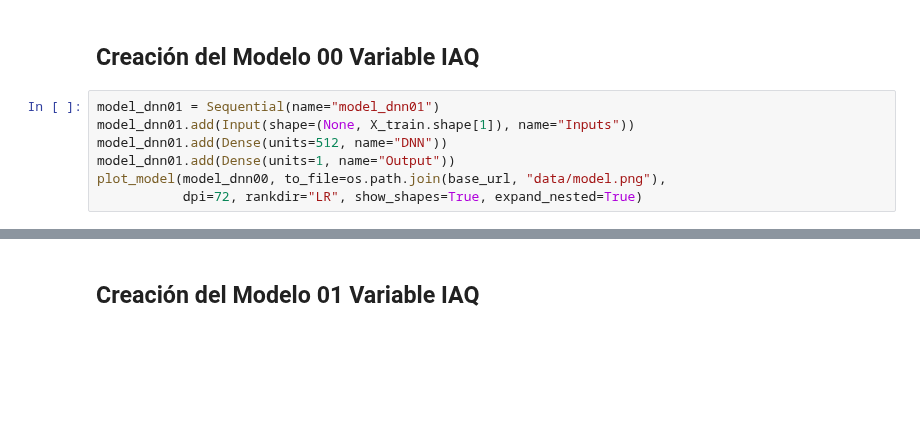
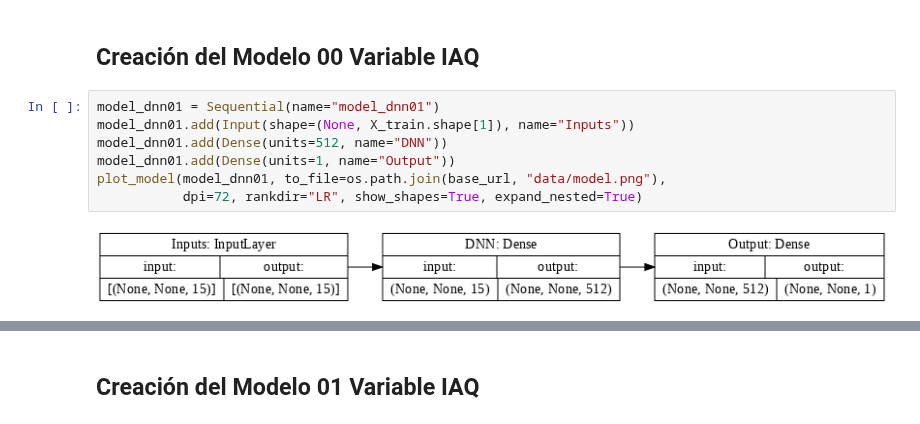
Before and after one commit to philwebsurfer/dlfinal, a Jupyter notebook: proyectofinal03a_dnn_sinaica.ipynb, the cells around one changed output, grey strips where cells are left out. Saved outputs shown, nothing was run; the diff lists cells and outputs as text; blank space fills up the shorter version.

```diff
--- a/proyectofinal03a_dnn_sinaica.ipynb
+++ b/proyectofinal03a_dnn_sinaica.ipynb
@@ -261,10 +274,12 @@ test3_iaq = tf.keras.preprocessing.timeseries_dataset_from_array(
 # %%
 model_dnn01 = Sequential(name="model_dnn01")
 model_dnn01.add(Input(shape=(None, X_train.shape[1]), name="Inputs"))
 model_dnn01.add(Dense(units=512, name="DNN"))
 model_dnn01.add(Dense(units=1, name="Output"))
-plot_model(model_dnn00, to_file=os.path.join(base_url, "data/model.png"),
+plot_model(model_dnn01, to_file=os.path.join(base_url, "data/model.png"),
            dpi=72, rankdir="LR", show_shapes=True, expand_nested=True)
+# %% [output]
+[figure, added]
 # %%
 trained_dnn01 = train_model(model_dnn01, train3_iaq,
                             validation_data=test3_iaq,
```
Also changed, not shown: parts of 13 cells of this notebook.
